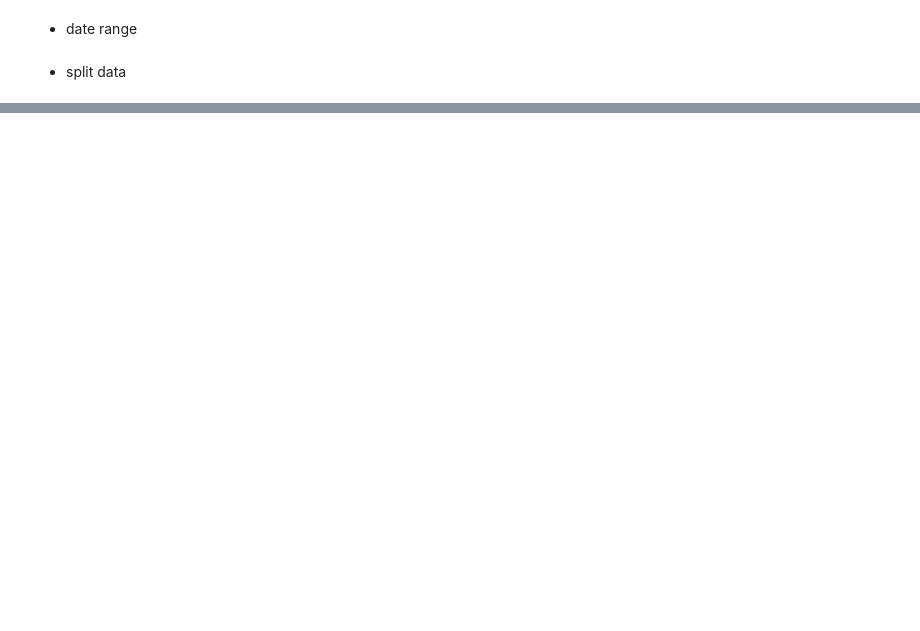
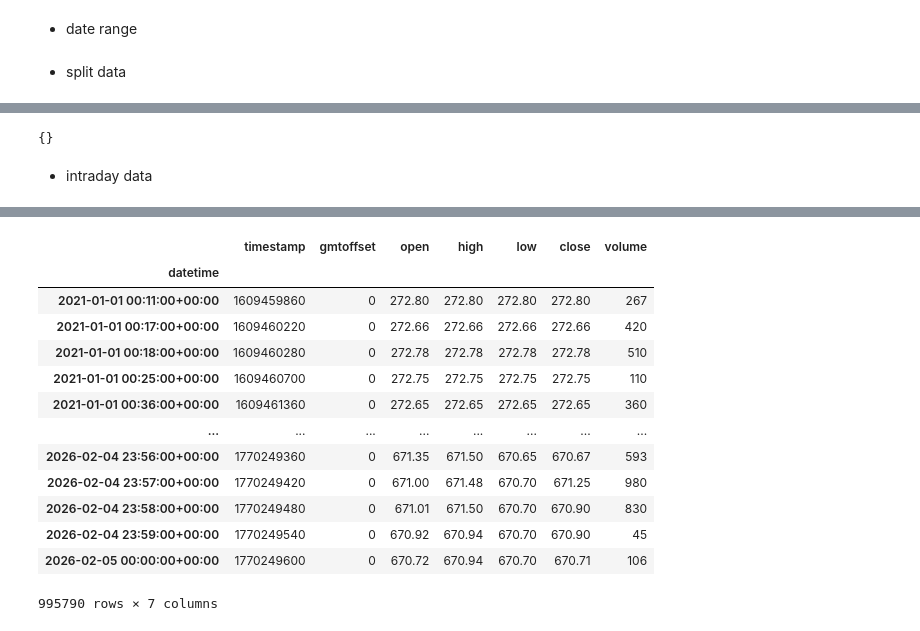
Before and after one commit to justy3/eodhd_data, a Jupyter notebook: init.ipynb, the cells around one changed output, grey strips where cells are left out. Drawn from its saved outputs; the diff is of its cells as text; code cells hidden in the pictures; blank space fills up the shorter version.

```diff
--- a/init.ipynb
+++ b/init.ipynb
@@ -95,0 +99,9 @@ get_dividends("MSFT", start_date=start_dt, end_date=end_dt)
+# %%
+failed_tickers_split
+# %% [output]
+{}
+# %% [markdown]
+- intraday data
+# %%
+get_raw_intraday("META", start_dt=start_dt, end_dt=end_dt)
+# %% [output]
@@ -96 +127,15 @@ get_dividends("MSFT", start_date=start_dt, end_date=end_dt)
+|  | timestamp | gmtoffset | open | high | low | close | volume |
+| datetime |  |  |  |  |  |  |  |
+| 2021-01-01 00:11:00+00:00 | 1609459860 | 0 | 272.80 | 272.80 | 272.80 | 272.80 | 267 |
+| 2021-01-01 00:17:00+00:00 | 1609460220 | 0 | 272.66 | 272.66 | 272.66 | 272.66 | 420 |
+| 2021-01-01 00:18:00+00:00 | 1609460280 | 0 | 272.78 | 272.78 | 272.78 | 272.78 | 510 |
+| 2021-01-01 00:25:00+00:00 | 1609460700 | 0 | 272.75 | 272.75 | 272.75 | 272.75 | 110 |
+| 2021-01-01 00:36:00+00:00 | 1609461360 | 0 | 272.65 | 272.65 | 272.65 | 272.65 | 360 |
+| ... | ... | ... | ... | ... | ... | ... | ... |
+| 2026-02-04 23:56:00+00:00 | 1770249360 | 0 | 671.35 | 671.50 | 670.65 | 670.67 | 593 |
+| 2026-02-04 23:57:00+00:00 | 1770249420 | 0 | 671.00 | 671.48 | 670.70 | 671.25 | 980 |
+| 2026-02-04 23:58:00+00:00 | 1770249480 | 0 | 671.01 | 671.50 | 670.70 | 670.90 | 830 |
+| 2026-02-04 23:59:00+00:00 | 1770249540 | 0 | 670.92 | 670.94 | 670.70 | 670.90 | 45 |
+| 2026-02-05 00:00:00+00:00 | 1770249600 | 0 | 670.72 | 670.94 | 670.70 | 670.71 | 106 |
+995790 rows × 7 columns
 # %%
```
Also changed, not shown: parts of 7 cells of this notebook, 2 other files.
